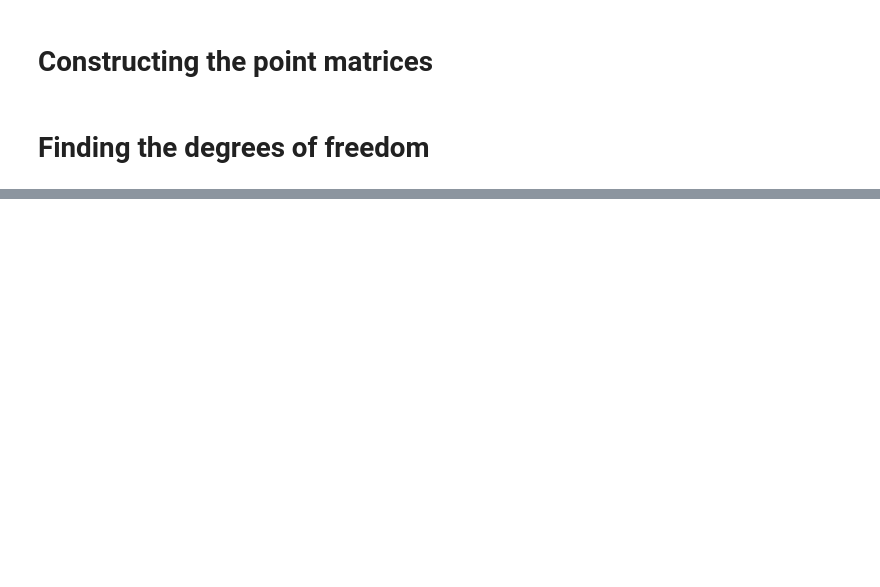
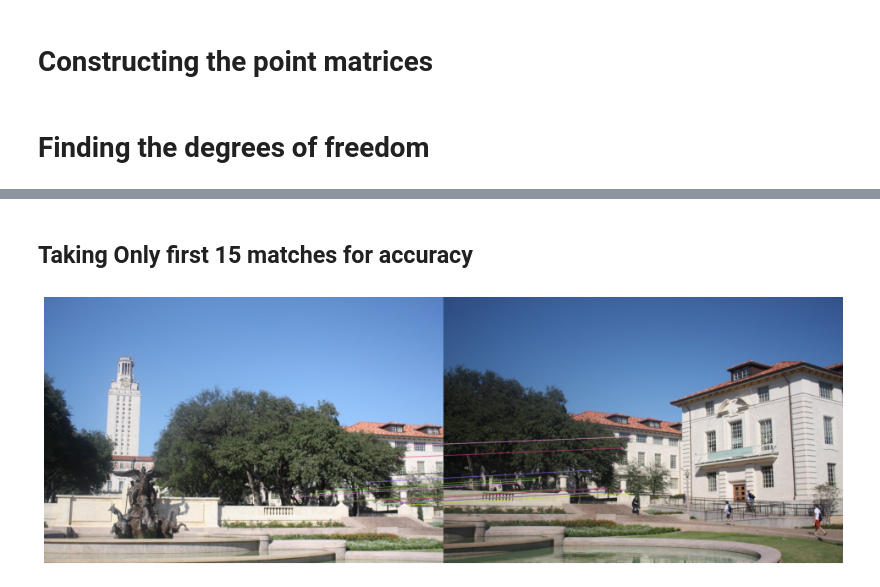
Before and after one commit to Mobad225/Image-Panoramas, a Jupyter notebook: CV_Assignment_2.ipynb, the cells around one changed output, grey strips where cells are left out. Drawn from its saved outputs; the diff is of its cells as text; code cells hidden in the pictures; blank space fills up the shorter version.

```diff
--- a/CV_Assignment_2.ipynb
+++ b/CV_Assignment_2.ipynb
@@ -146,0 +133,7 @@ print_photo(dst, true_size = True)
+# %% [markdown]
+## Taking Only first 15 matches for accuracy
+# %%
+img4 = cv2.drawMatches(img1,kp1,img2,kp2,matches[:15],np.array([]), flags=2)
+print_photo(img4, true_size = True)
+# %% [output]
+[figure, added]
```
Also changed, not shown: parts of 19 cells of this notebook.
